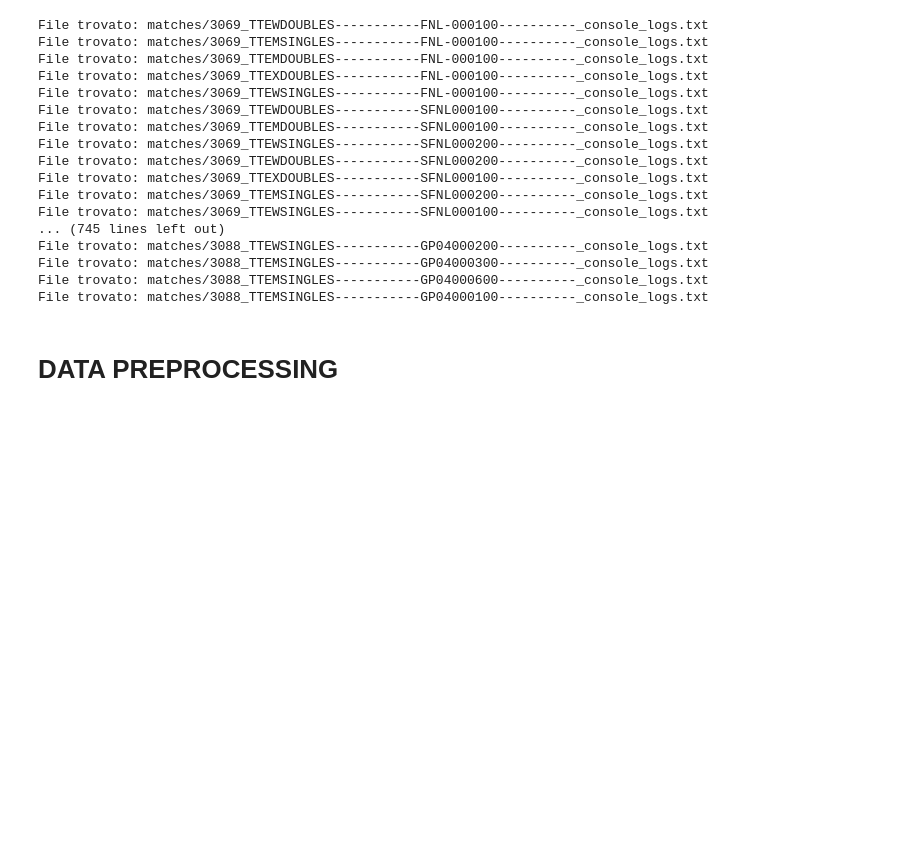
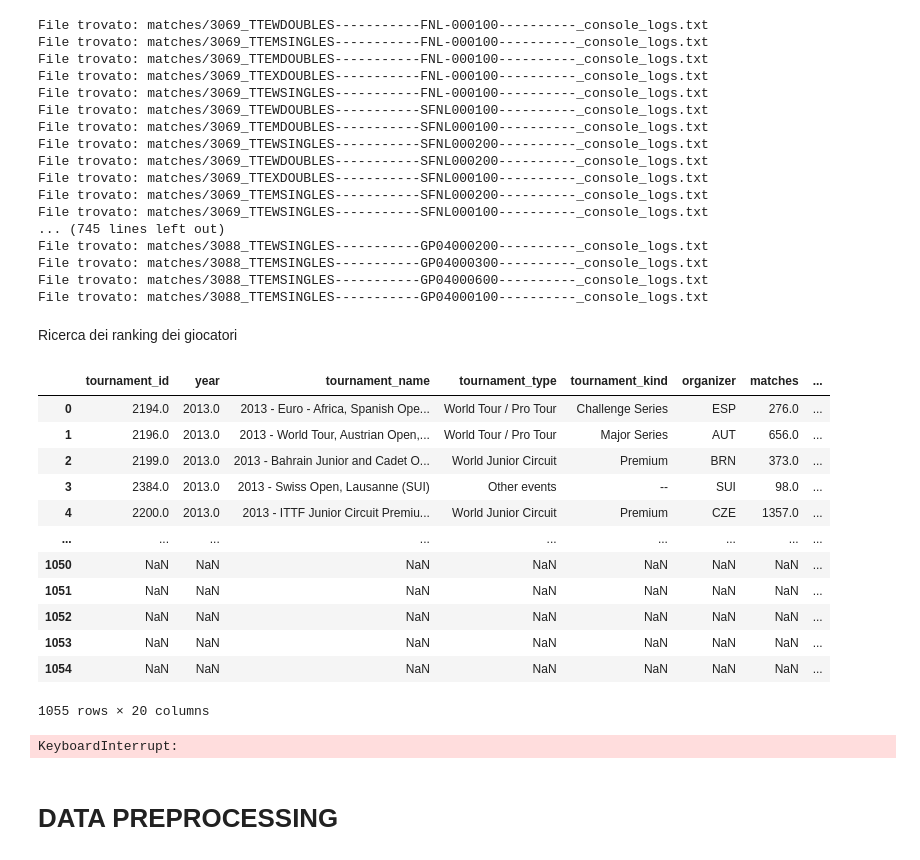
Before and after one commit to oraziotorre/MomentumShiftAI, a Jupyter notebook: TableTennisDataGenerator.ipynb, the cells around one changed output. Drawn from its saved outputs; the diff is of its cells as text; code cells hidden in the pictures; blank space fills up the shorter version.

Commit message:
New tournament dataframe for Ranking Analysis

```diff
--- a/TableTennisDataGenerator.ipynb
+++ b/TableTennisDataGenerator.ipynb
@@ -366,6 +367,69 @@ File trovato: matches/3088_TTEWSINGLES-----------GP04000200----------_console_lo
 File trovato: matches/3088_TTEMSINGLES-----------GP04000300----------_console_logs.txt
 File trovato: matches/3088_TTEMSINGLES-----------GP04000600----------_console_logs.txt
 File trovato: matches/3088_TTEMSINGLES-----------GP04000100----------_console_logs.txt
+# %% [markdown]
+Ricerca dei ranking dei giocatori
+# %%
+# Lista degli URL da scaricare
+years = range(2013, 2023)
+base_url = "https://raw.githubusercontent.com/daimeng/chiquita/master/data/tournaments"
+urls = [f"{base_url}/{year}_tournaments.tsv" for year in years]
+urls.append("https://raw.githubusercontent.com/daimeng/chiquita/master/data/tournaments_wtt.tsv")
+
+# Scarica e carica i DataFrame
+all_dfs = []
+for url in urls:
+    response = requests.get(url)
+    if response.status_code == 200:
+        df = pd.read_csv(StringIO(response.text), sep='\t')
+        all_dfs.append(df)
+    else:
+        print(f"Failed to download {url}")
+
+# Unisce tutti i DataFrame
+tournaments_dataset = pd.concat(all_dfs, ignore_index=True)
+tournaments_dataset
+# %% [output]
+|  | tournament_id | year | tournament_name | tournament_type | tournament_kind | organizer | matches | ... |
+| 0 | 2194.0 | 2013.0 | 2013 - Euro - Africa, Spanish Ope... | World Tour / Pro Tour | Challenge Series | ESP | 276.0 | ... |
+| 1 | 2196.0 | 2013.0 | 2013 - World Tour, Austrian Open,... | World Tour / Pro Tour | Major Series | AUT | 656.0 | ... |
+| 2 | 2199.0 | 2013.0 | 2013 - Bahrain Junior and Cadet O... | World Junior Circuit | Premium | BRN | 373.0 | ... |
+| 3 | 2384.0 | 2013.0 | 2013 - Swiss Open, Lausanne (SUI) | Other events | -- | SUI | 98.0 | ... |
+| 4 | 2200.0 | 2013.0 | 2013 - ITTF Junior Circuit Premiu... | World Junior Circuit | Premium | CZE | 1357.0 | ... |
+| ... | ... | ... | ... | ... | ... | ... | ... | ... |
+| 1050 | NaN | NaN | NaN | NaN | NaN | NaN | NaN | ... |
+| 1051 | NaN | NaN | NaN | NaN | NaN | NaN | NaN | ... |
+| 1052 | NaN | NaN | NaN | NaN | NaN | NaN | NaN | ... |
+| 1053 | NaN | NaN | NaN | NaN | NaN | NaN | NaN | ... |
+| 1054 | NaN | NaN | NaN | NaN | NaN | NaN | NaN | ... |
+1055 rows × 20 columns
+# %%
+# Variabili
+categories = ['U18', 'U21', 'SEN']
+genders = ['M', 'W']
+years = _____   #compilare in base alla data del torneo
+months = _____
+url = f"https://ranking.ittf.com/public/s/ranking/csv?category={category}&typeGender={gender}%3BSINGLES&year={year}&month={month}"
+
+# Lista per memorizzare i DataFrame
+dfs = []
+
+# Scarica e carica ciascun CSV
+for url in urls:
+    response = requests.get(url)
+    if response.status_code == 200:
+        df = pd.read_csv(StringIO(response.text))
+        dfs.append(df)
+    else:
+        print(f"Errore nel download del file: {url}")
+
+# Concatenazione dei DataFrame in un unico DataFrame
+ranking_dataset = pd.concat(dfs, ignore_index=True)
+
+# Visualizza le prime righe del dataset
+ranking_dataset
+# %% [output]
+KeyboardInterrupt:
 # %% [markdown]
 # **DATA PREPROCESSING**
 # %%
```
Also changed, not shown: parts of 1 cell of this notebook.
